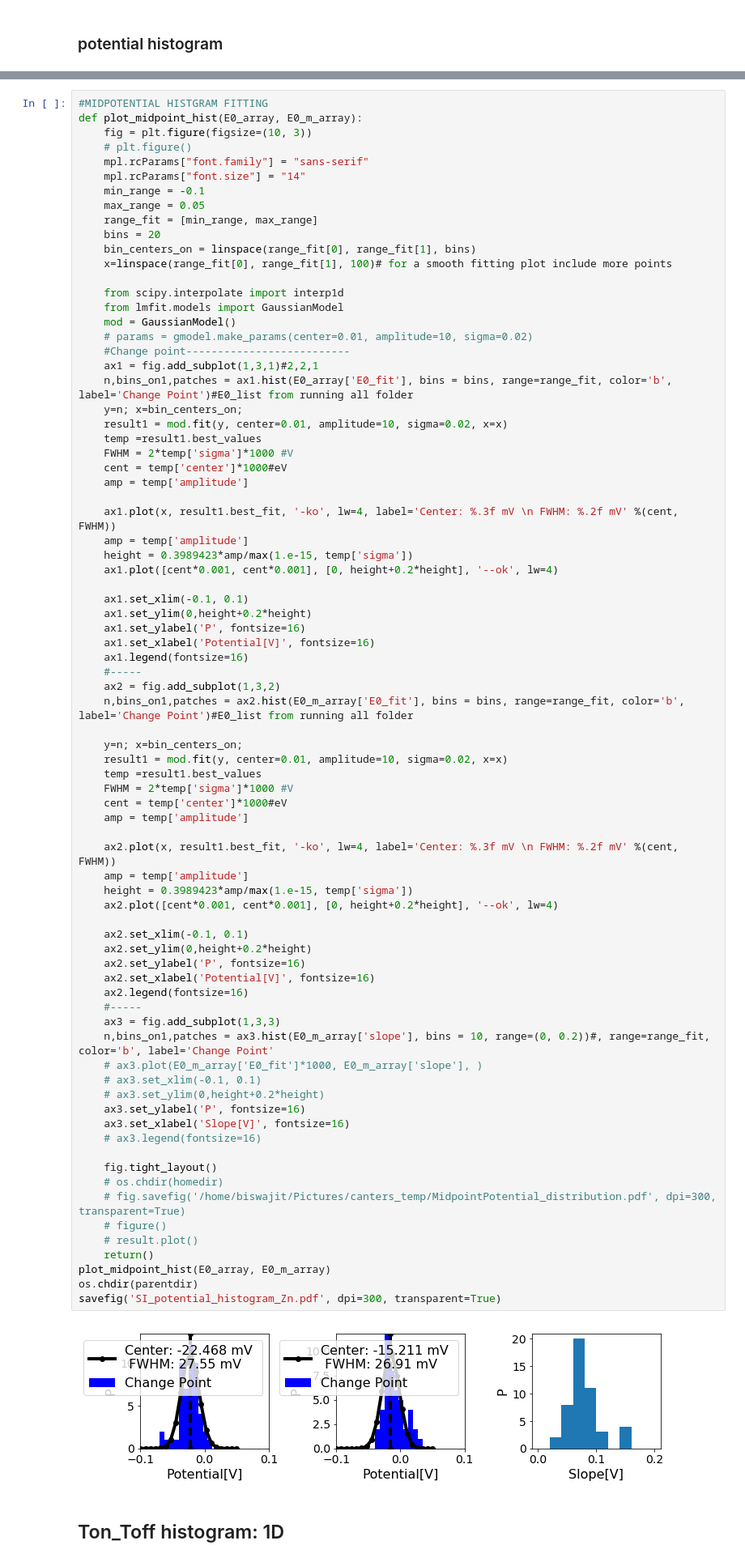
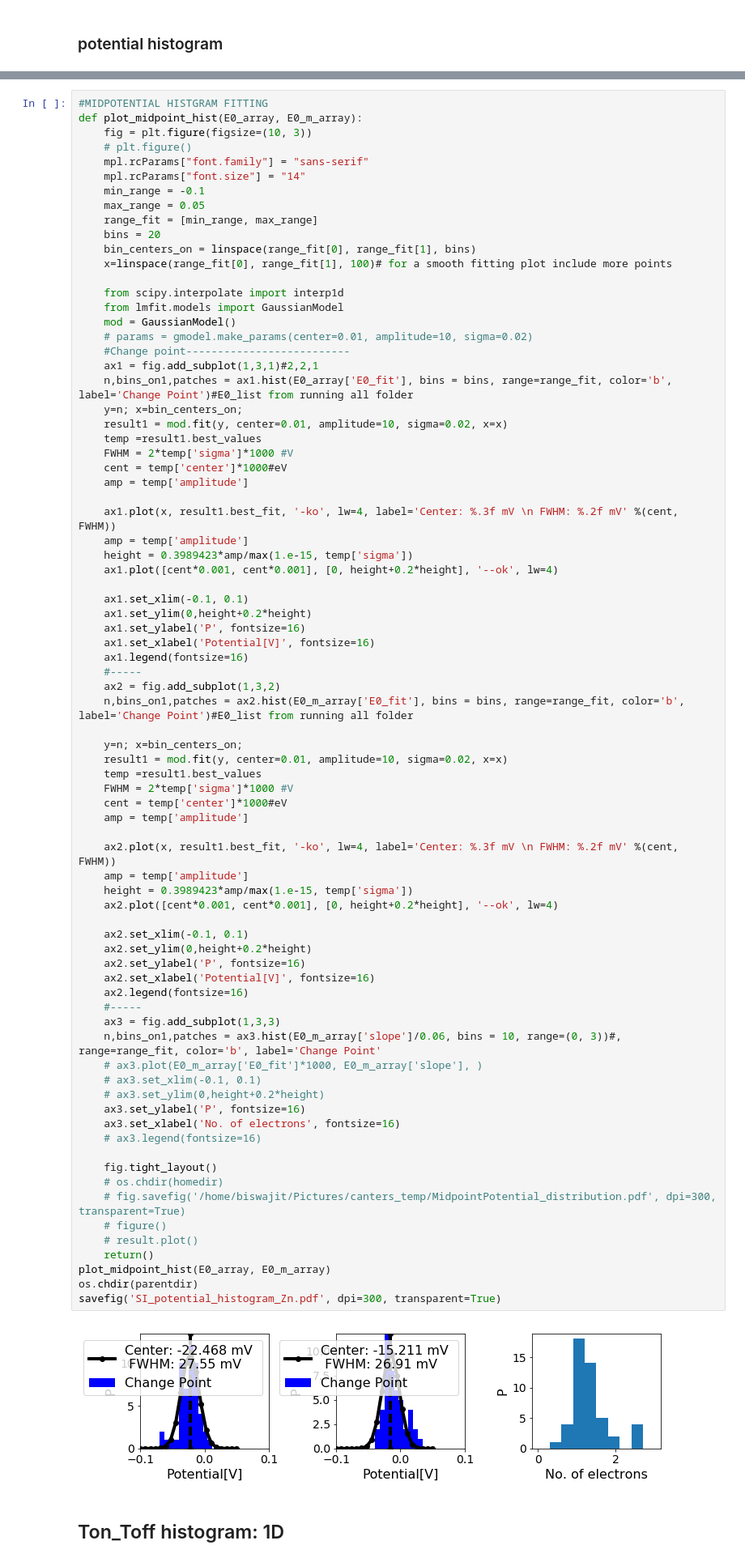
Before and after one commit to biswajitSM/Azurin_SM_repo, a Jupyter notebook: Manuscript/Figure_SI/Supporting_info.ipynb, the cells around one changed output, grey strips where cells are left out. Shown at 81% size. Saved outputs shown, nothing was run; the diff lists cells and outputs as text.

```diff
--- a/Manuscript/Figure_SI/Supporting_info.ipynb
+++ b/Manuscript/Figure_SI/Supporting_info.ipynb
@@ -212,36 +217,36 @@ def plot_midpoint_hist(E0_array, E0_m_array):
     amp = temp['amplitude']
 
     ax2.plot(x, result1.best_fit, '-ko', lw=4, label='Center: %.3f mV \n FWHM: %.2f mV' %(cent, FWHM))
     amp = temp['amplitude']
     height = 0.3989423*amp/max(1.e-15, temp['sigma'])
     ax2.plot([cent*0.001, cent*0.001], [0, height+0.2*height], '--ok', lw=4)
 
     ax2.set_xlim(-0.1, 0.1)
     ax2.set_ylim(0,height+0.2*height)
     ax2.set_ylabel('P', fontsize=16)
     ax2.set_xlabel('Potential[V]', fontsize=16)
     ax2.legend(fontsize=16)
     #-----
     ax3 = fig.add_subplot(1,3,3)
-    n,bins_on1,patches = ax3.hist(E0_m_array['slope'], bins = 10, range=(0, 0.2))#, range=range_fit, color='b', label='Change Point'
+    n,bins_on1,patches = ax3.hist(E0_m_array['slope']/0.06, bins = 10, range=(0, 3))#, range=range_fit, color='b', label='Change Point'
     # ax3.plot(E0_m_array['E0_fit']*1000, E0_m_array['slope'], )
     # ax3.set_xlim(-0.1, 0.1)
     # ax3.set_ylim(0,height+0.2*height)
     ax3.set_ylabel('P', fontsize=16)
-    ax3.set_xlabel('Slope[V]', fontsize=16)
+    ax3.set_xlabel('No. of electrons', fontsize=16)
     # ax3.legend(fontsize=16)
 
     fig.tight_layout()
     # os.chdir(homedir)
     # fig.savefig('/home/biswajit/Pictures/canters_temp/MidpointPotential_distribution.pdf', dpi=300, transparent=True)
     # figure()
     # result.plot()
     return()
 plot_midpoint_hist(E0_array, E0_m_array)
 os.chdir(parentdir)
 savefig('SI_potential_histogram_Zn.pdf', dpi=300, transparent=True)
 # %% [output]
-[figure, old version]
+[figure, new version]
 # %% [markdown]
 ## Ton_Toff histogram: 1D
 # %%
```
Also changed, not shown: parts of 2 cells of this notebook, 13 other files.
